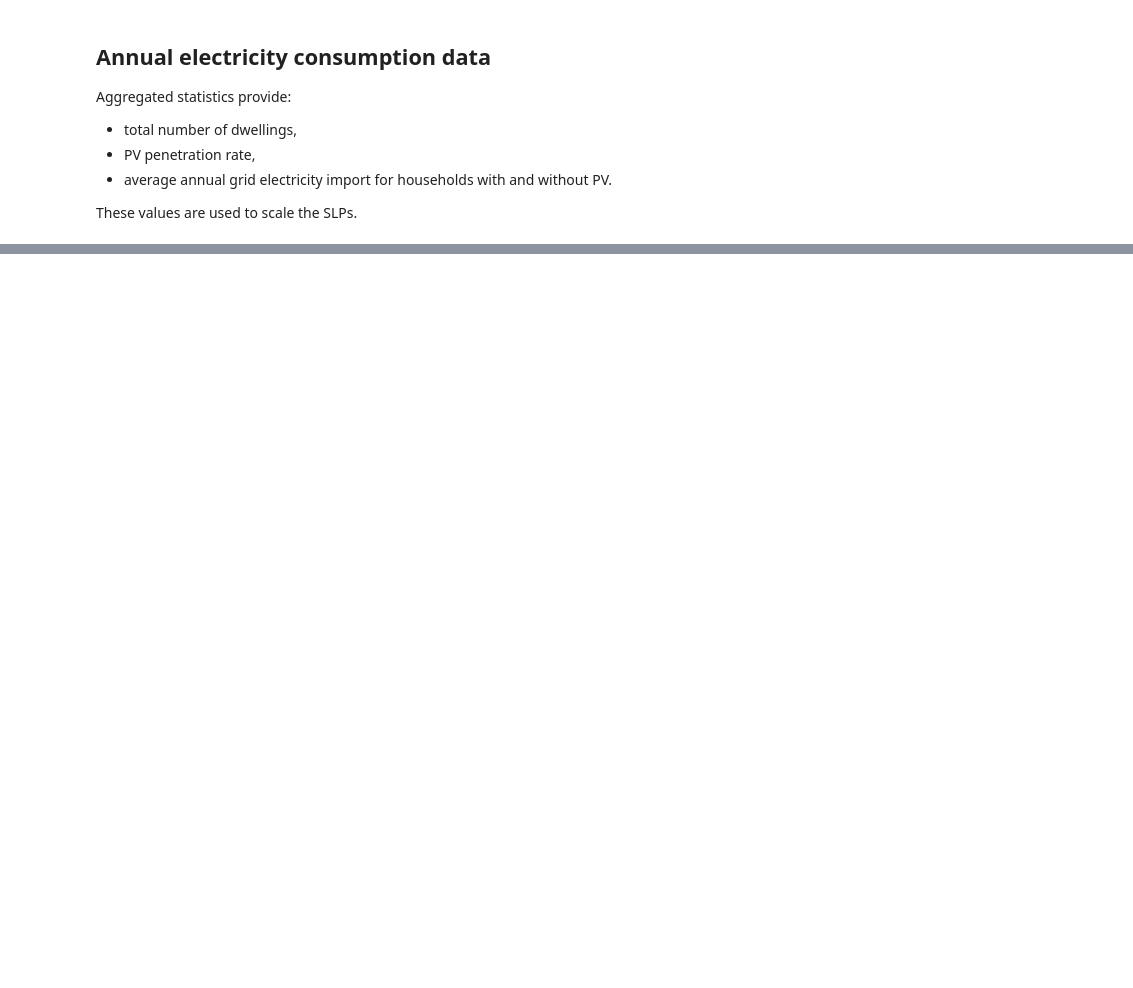
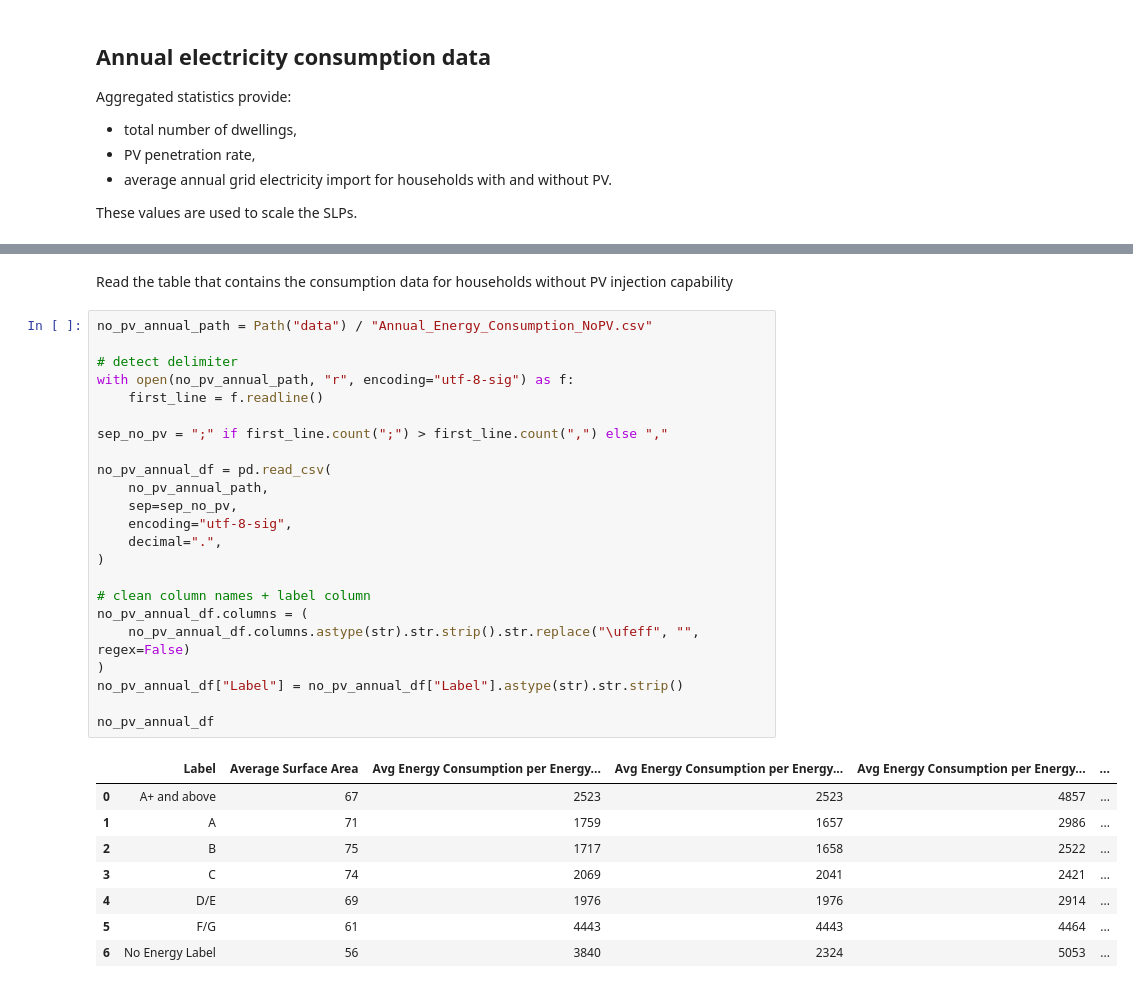
Before and after one commit to Dialectiek/policy-tool-slice, a Jupyter notebook: Alkmaar_load_profiles/alkmaar_load_profiles.ipynb, the cells around one changed output, grey strips where cells are left out. Cells and saved outputs as stored; diff of their text form; blank space fills up the shorter version.

```diff
--- a/Alkmaar_load_profiles/alkmaar_load_profiles.ipynb
+++ b/Alkmaar_load_profiles/alkmaar_load_profiles.ipynb
@@ -482,0 +422,34 @@ Name: load_dem, Length: 96, dtype: float64
+# %% [markdown]
+Read the table that contains the consumption data for households without PV injection capability
+# %%
+no_pv_annual_path = Path("data") / "Annual_Energy_Consumption_NoPV.csv"
+
+# detect delimiter
+with open(no_pv_annual_path, "r", encoding="utf-8-sig") as f:
+    first_line = f.readline()
+
+sep_no_pv = ";" if first_line.count(";") > first_line.count(",") else ","
+
+no_pv_annual_df = pd.read_csv(
+    no_pv_annual_path,
+    sep=sep_no_pv,
+    encoding="utf-8-sig",
+    decimal=".",
+)
+
+# clean column names + label column
+no_pv_annual_df.columns = (
+    no_pv_annual_df.columns.astype(str).str.strip().str.replace("\ufeff", "", regex=False)
+)
+no_pv_annual_df["Label"] = no_pv_annual_df["Label"].astype(str).str.strip()
+
+no_pv_annual_df
+# %% [output]
+|  | Label | Average Surface Area | Avg Energy Consumption per Energy... | Avg Energy Consumption per Energy... | Avg Energy Consumption per Energy... | ... |
+| 0 | A+ and above | 67 | 2523 | 2523 | 4857 | ... |
+| 1 | A | 71 | 1759 | 1657 | 2986 | ... |
+| 2 | B | 75 | 1717 | 1658 | 2522 | ... |
+| 3 | C | 74 | 2069 | 2041 | 2421 | ... |
+| 4 | D/E | 69 | 1976 | 1976 | 2914 | ... |
+| 5 | F/G | 61 | 4443 | 4443 | 4464 | ... |
+| 6 | No Energy Label | 56 | 3840 | 2324 | 5053 | ... |
```
Also changed, not shown: parts of 31 cells of this notebook, 4 other files.
